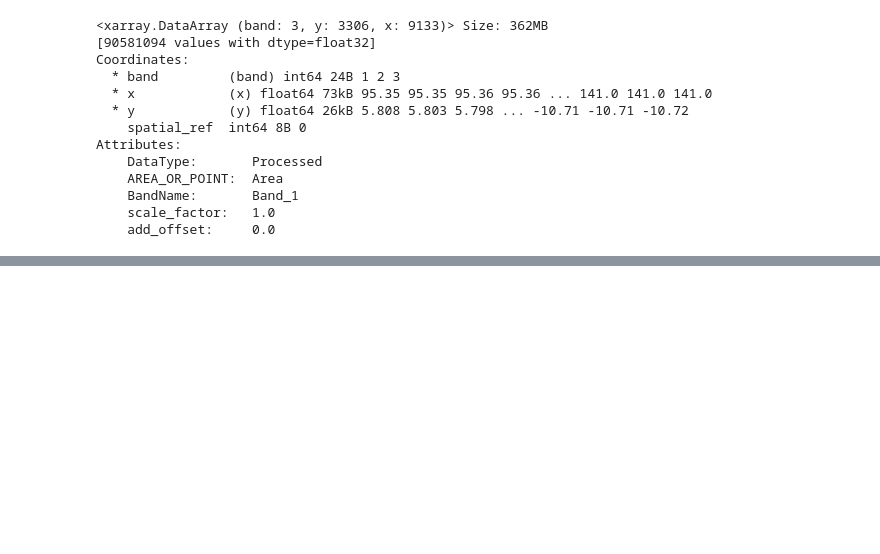
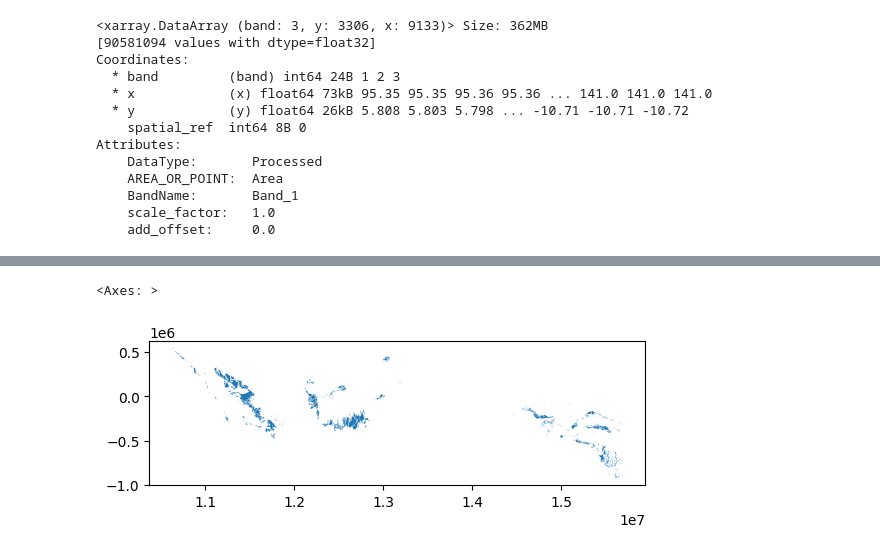
Before and after one commit to ninorp55/tropical-peat-post-fire-vegetation-recovery, a Jupyter notebook: first_data_exploration.ipynb, the cells around one changed output, grey strips where cells are left out. Drawn from its saved outputs; the diff is of its cells as text; code cells hidden in the pictures; blank space fills up the shorter version.

```diff
--- a/first_data_exploration.ipynb
+++ b/first_data_exploration.ipynb
@@ -168,0 +190,3 @@ Attributes:
+# %%
+filepath_peatlands = "indonesia-peatlands/Indonesia_Peat_Lands.shp"
+peatlands = gpd.read_file(filepath_peatlands)
@@ -168,0 +202,5 @@ Attributes:
+# %%
+peatlands.plot(column="layer_revi")
+# %% [output]
+<Axes: >
+[figure, added]
```
Also changed, not shown: parts of 12 cells of this notebook.
